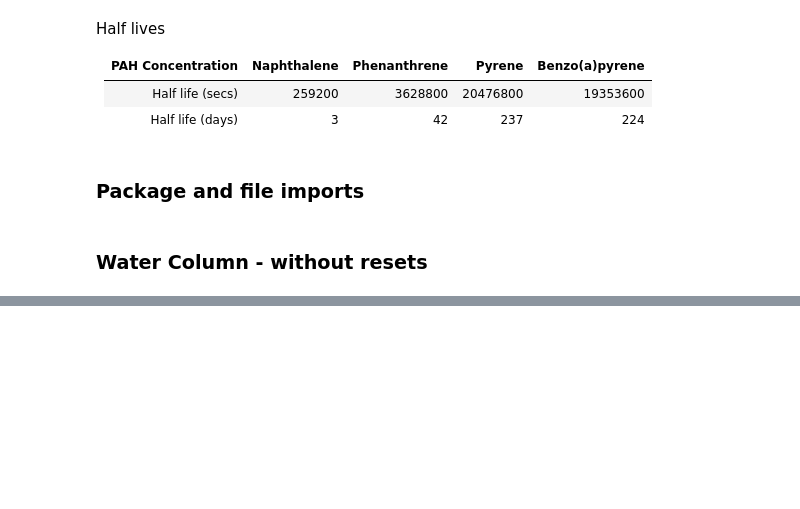
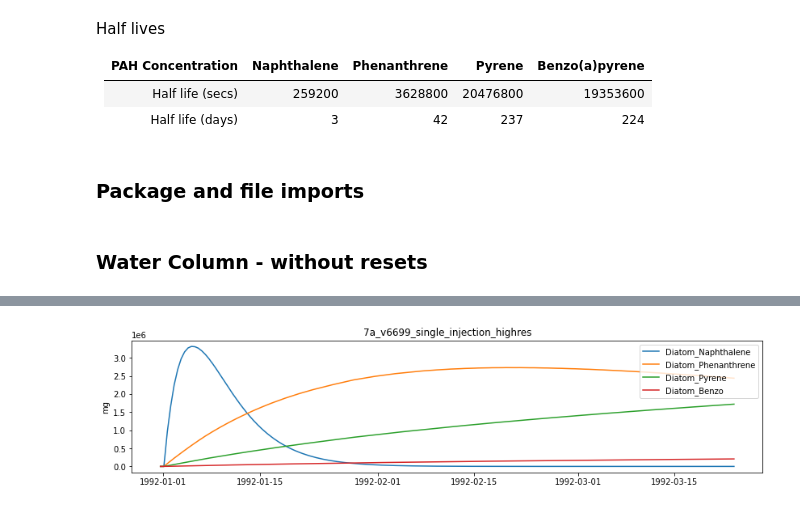
Before and after one commit to SS-Atlantis/analysis-raisha, a Jupyter notebook: notebooks/SSAM-contam-highres.ipynb, the cells around one changed output, grey strips where cells are left out. Drawn from its saved outputs; the diff is of its cells as text; code cells hidden in the pictures; blank space fills up the shorter version.

```diff
--- a/notebooks/SSAM-contam-highres.ipynb
+++ b/notebooks/SSAM-contam-highres.ipynb
@@ -257,15 +84,0 @@ for scenario, label in zip(scenarios, labels):
-# %%
-for scenario, label in zip(scenarios, labels):
-    fig, ax = plt.subplots(figsize = (14,3))
-    for pah in groups.pahs:
-        name = 'Carniv_Zoo_Prop_' + pah
-        contam_tbl = np.ma.filled(scenario.variables[name], np.nan)
-        #volume_tbl = np.ma.filled(scenario.volume, np.nan)
-        #contam_mass_tbl = contam_tbl * volume_tbl
-        contam_tb = contam_tbl.sum(axis=2)
-        contam_t = contam_tb.sum(axis=1)
-
-        ax.plot(time, contam_t[0:time.size])
-    ax.legend(groups.pahs)
-    ax.set_ylabel('Carniv_Zoo Prop Contam')
-    ax.set_title(label);
@@ -278,15 +84,0 @@ for scenario, label in zip(scenarios, labels):
-# %%
-for scenario, label in zip(scenarios, labels):
-    fig, ax = plt.subplots(figsize = (14,3))
-    for pah in groups.pahs:
-        name = 'Pelag_Bact_' + pah
-        contam_tbl = np.ma.filled(scenario.variables[name], np.nan)
-        volume_tbl = np.ma.filled(scenario.volume, np.nan)
-        contam_mass_tbl = contam_tbl * volume_tbl
-        contam_mass_tb = contam_mass_tbl.sum(axis=2)
-        contam_mass_t = contam_mass_tb.sum(axis=1)
-
-        ax.plot(time, contam_mass_t[0:time.size])
-    ax.legend(groups.pahs)
-    ax.set_ylabel('mg PAH in Pelag_Bact')
-    ax.set_title(label);
@@ -296,0 +85,7 @@ for scenario, label in zip(scenarios, labels):
+# %%
+new_group = {}
+for pah in groups.pahs:
+    new_group['Diatom_'+pah]= 'Diatom_' +pah
+plot_group(new_group, scenario_datasets, scenario_paths)
+# %% [output]
+[figure, added]
```
Also changed, not shown: parts of 38 cells of this notebook.
